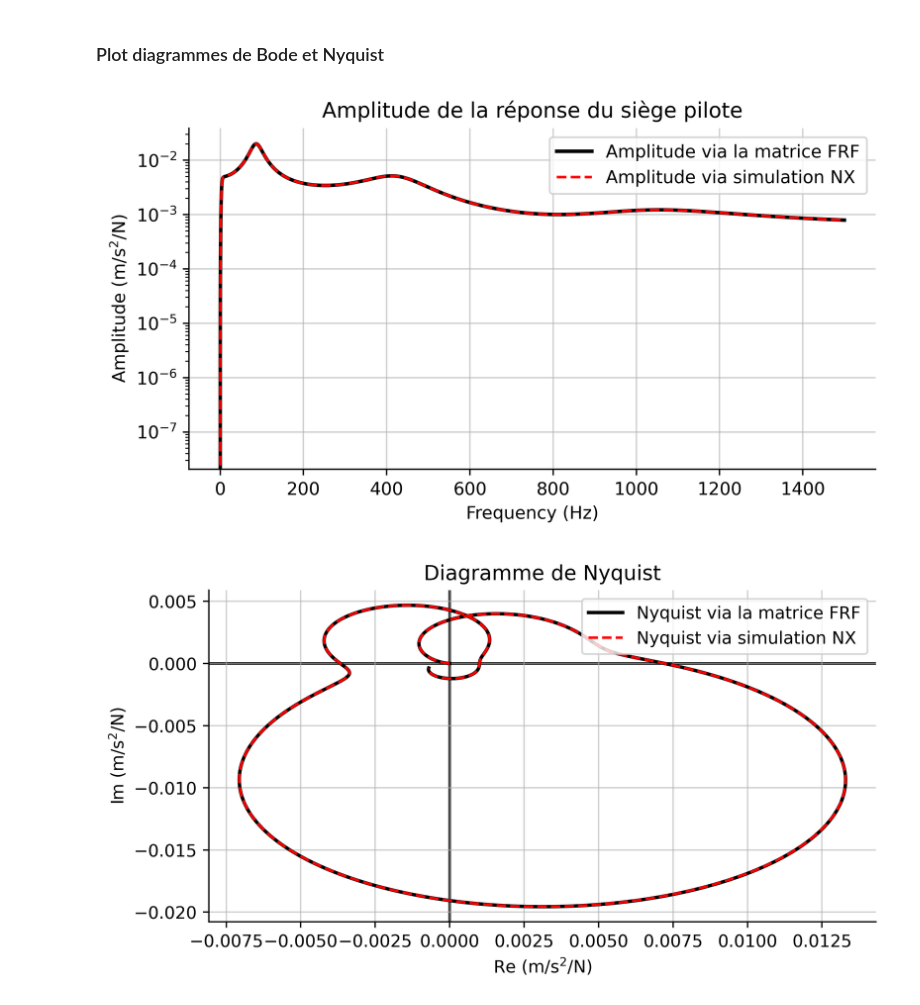
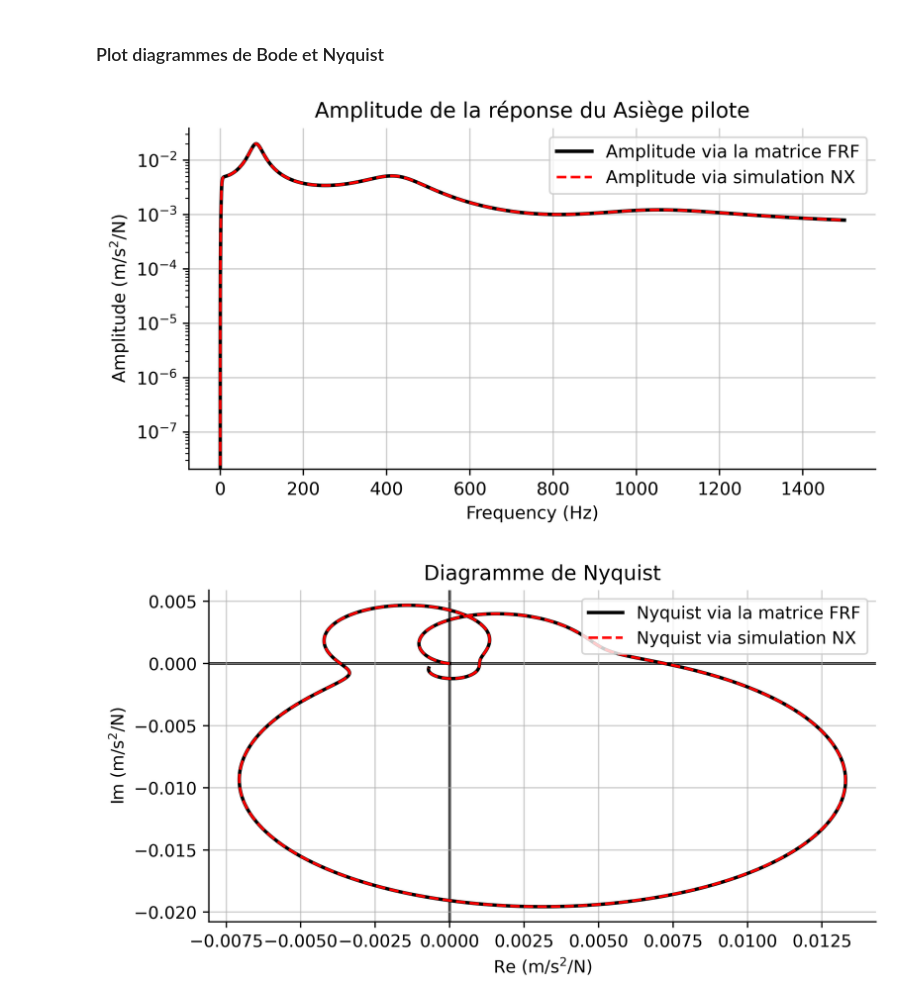
Before and after one commit to tomBeauve/DSM-Projects-code, a Jupyter notebook: Projet 3/project3.ipynb, the cells around one changed output. Saved outputs shown, nothing was run; the diff lists cells and outputs as text; code cells hidden in the pictures.

```diff
--- a/Projet 3/project3.ipynb
+++ b/Projet 3/project3.ipynb
@@ -130,32 +133,55 @@ def nyq_im(freq):
 # %%
 # Bode diagram
 frequencies = np.linspace(0, 1500, 20000)
 amplitudes = [Bode_amp_seat(f, part=1) for f in frequencies]
 # amplitudes = 20* np.log10(amplitudes)
 
 fig, ax = plt.subplots(figsize=(7, 4 * 7/8), dpi=500)
 
 ax.semilogy(frequencies, amplitudes, color='black',
             label='Amplitude via la matrice FRF', linewidth=2)
 
+"""
+pic_resonance, _ = find_peaks(amplitudes)
+ampl_resonance = np.array(amplitudes)
+resonance_ampl = []
+resonance_freq = []
+for i, idx in enumerate(pic_resonance):
+    resonance_ampl.append(amplitudes[idx])
+    resonance_freq.append(frequencies[idx])
+
+ampl_anti = -ampl_resonance
+pic_antiResonancce = find_peaks(ampl_anti)
+
+antiresonance_ampl = []
+antiresonance_freq = []
+for idx in pic_antiResonancce:
+    antiresonance_ampl.append(amplitudes[idx])
+    antiresonance_freq.append(frequencies[idx])
+
+plt.plot(antiresonance_freq, antiresonance_ampl, color = 'blue')
+plt.plot(resonance_freq, resonance_ampl, color = 'blue')
+
+"""
+
 frf_amplitude = np.abs(frf_re + 1j*frf_im)
 ax.semilogy(frf_freq, frf_amplitude, color='red',
             linestyle='--', label='Amplitude via simulation NX')
 
 
 ax.spines['top'].set_visible(False)  # Remove top spine
 ax.spines['right'].set_visible(False)  # Remove right spine
 ax.spines['left'].set_position(('outward', 0))  # Offset left spine
 ax.spines['bottom'].set_position(('outward', 0))  # Offset bottom spine
 ax.grid(True, alpha=0.6)
-plt.title('Amplitude de la réponse du siège pilote')
+plt.title('Amplitude de la réponse du Asiège pilote')
 plt.legend()
 ax.set_xlabel('Frequency (Hz)')
 ax.set_ylabel('Amplitude (m/s$^2$/N)')
 
 plt.savefig('Plots/Q2_diagram_bode.png', dpi=500, bbox_inches='tight')
 # %% [output]
-[figure, old version]
+[figure, new version]
 # %%
 # Nyquist diagram
 nyquist_real = [nyq_real(f) for f in frequencies]
```
Also changed, not shown: parts of 8 cells of this notebook, 6 other files.
